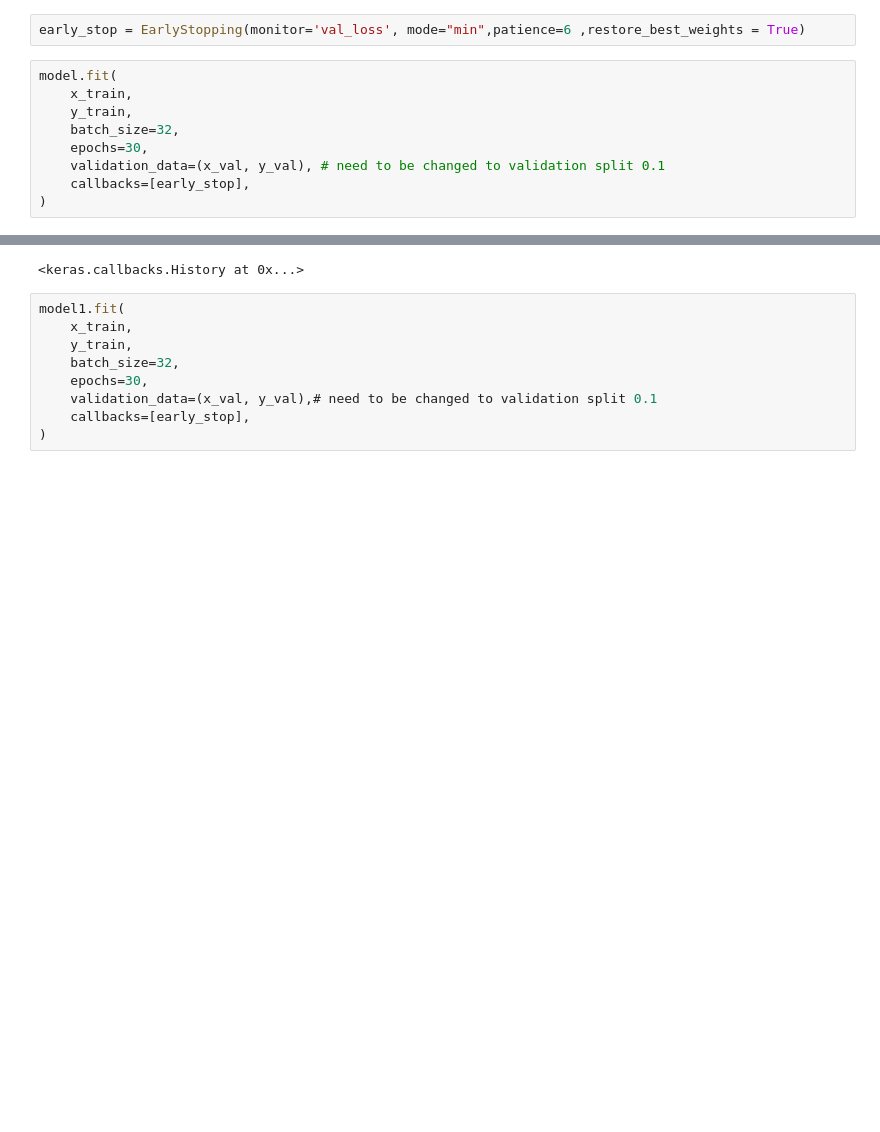
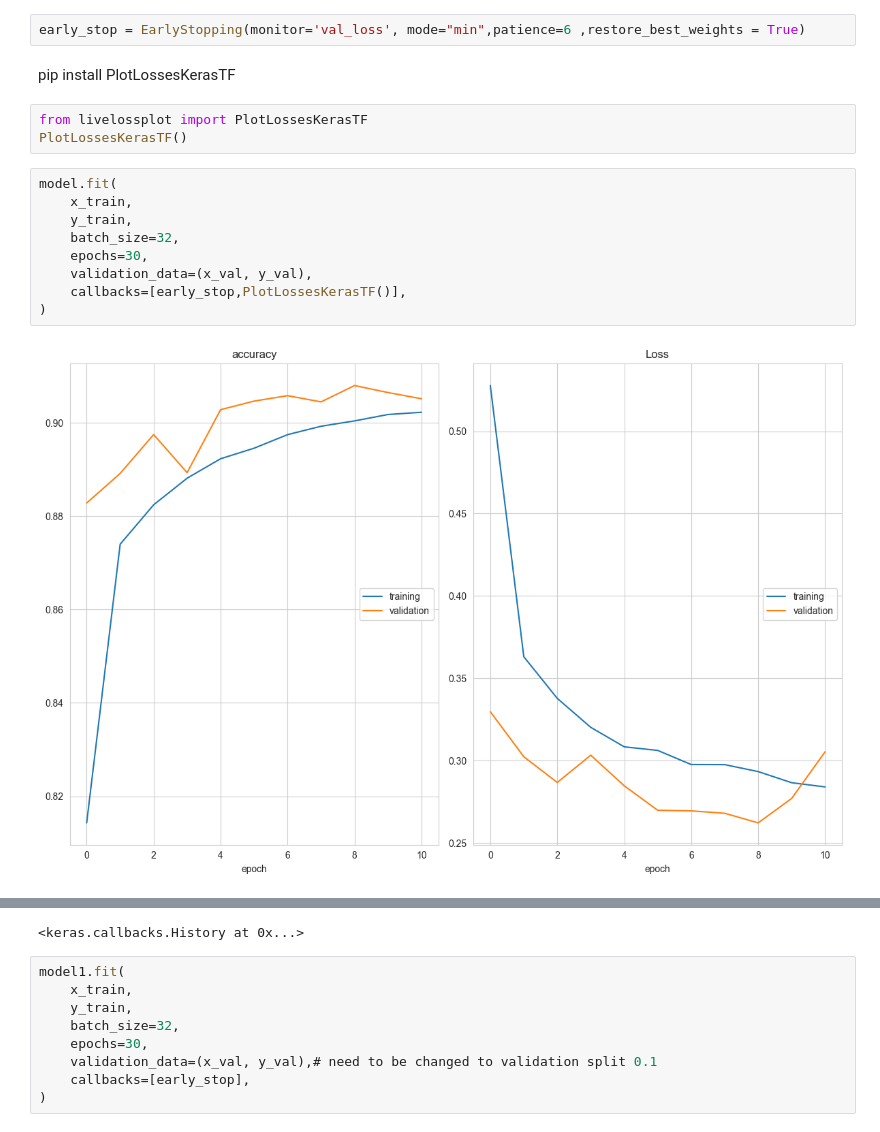
Before and after one commit to MAS4AI/SDA_BOOTCAMP, a Jupyter notebook: Deep-learning/Assignment 2/DL-Assignment-2 (Image Classification with CNN)-Student-Majed-alshnifi.ipynb, the cells around one changed output, grey strips where cells are left out. Saved outputs shown, nothing was run; the diff lists cells and outputs as text; blank space fills up the shorter version.

```diff
--- a/Deep-learning/Assignment 2/DL-Assignment-2 (Image Classification with CNN)-Student-Majed-alshnifi.ipynb
+++ b/Deep-learning/Assignment 2/DL-Assignment-2 (Image Classification with CNN)-Student-Majed-alshnifi.ipynb
@@ -353,13 +358,19 @@ _________________________________________________________________
 from tensorflow.keras.callbacks import EarlyStopping
 # %%
 early_stop = EarlyStopping(monitor='val_loss', mode="min",patience=6 ,restore_best_weights = True)
+# %% [markdown]
+pip install PlotLossesKerasTF
+# %%
+from livelossplot import PlotLossesKerasTF
+PlotLossesKerasTF()
 # %%
 model.fit(
     x_train,
     y_train,
     batch_size=32,
     epochs=30,
-    validation_data=(x_val, y_val), # need to be changed to validation split 0.1
-    callbacks=[early_stop],
+    validation_data=(x_val, y_val),
+    callbacks=[early_stop,PlotLossesKerasTF()],
 )
 # %% [output]
+[figure, added]
```
Also changed, not shown: parts of 10 cells of this notebook, 2 other files.
